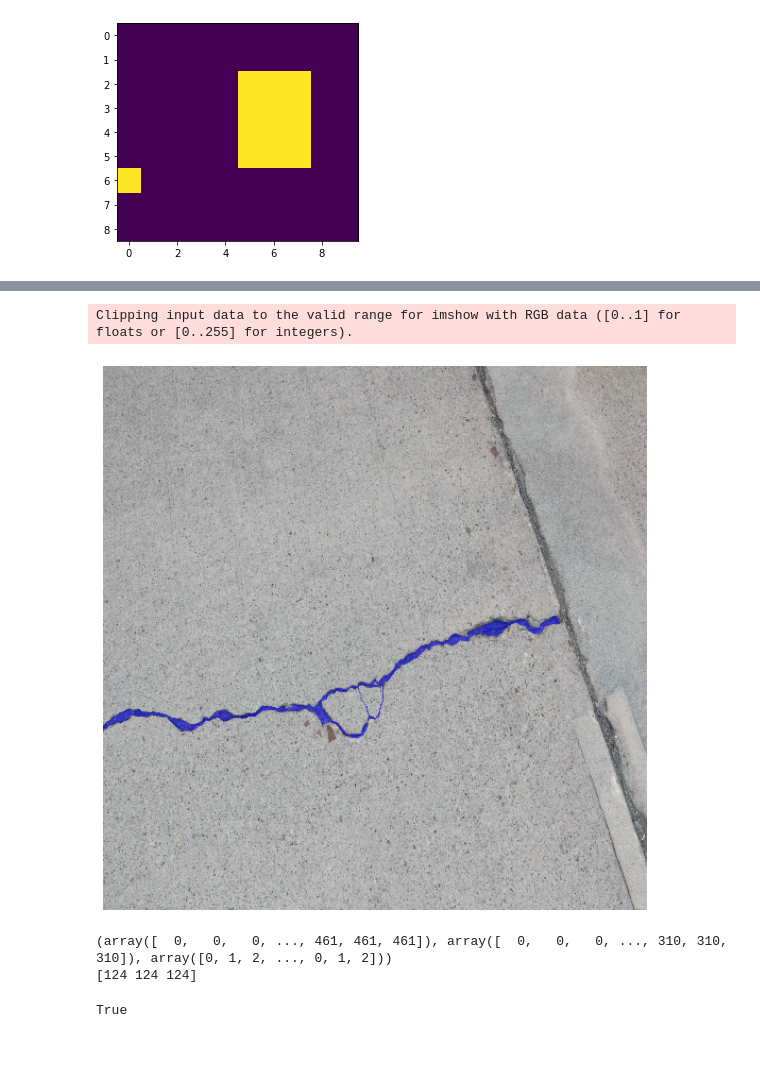
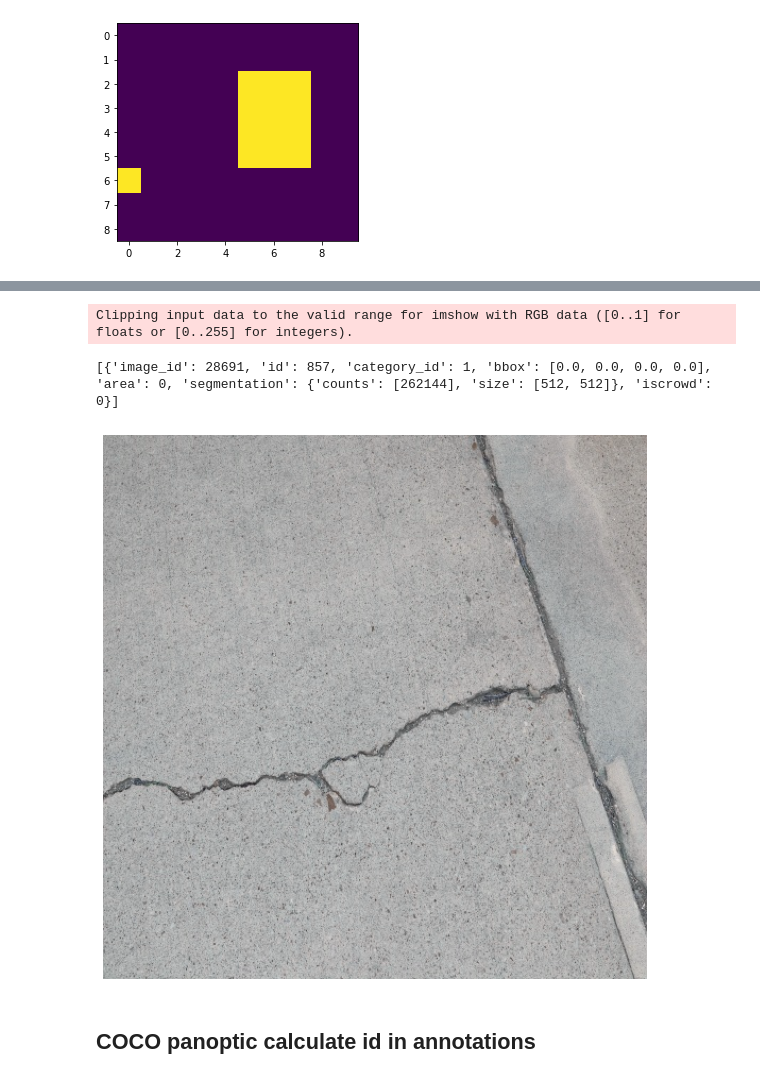
Before and after one commit to david95j2/my_utils, a Jupyter notebook: src/data/image_to_json.ipynb, the cells around one changed output, grey strips where cells are left out. Cells and saved outputs as stored; diff of their text form; code cells hidden in the pictures; blank space fills up the shorter version.

```diff
--- a/src/data/image_to_json.ipynb
+++ b/src/data/image_to_json.ipynb
@@ -314,47 +285,31 @@ img = coco.loadImgs(imgIds[np.random.randint(0,len(imgIds))])[0]
 # %%
 # load and display image
 # I = io.imread('%s/images/%s/%s'%(dataDir,dataType,img['file_name']))
 # use url to load image
-I = io.imread(root_path+"crack_plan/"+"test/"+img['file_name'])
+I = io.imread(root_path+"crack/"+"test2022/"+img['file_name'])
 I = cv2.cvtColor(I, cv2.COLOR_RGB2BGR)
 plt.figure(figsize=(10,10))
 plt.axis('off')
 plt.imshow(I)
 plt.show()
 
 # load and display instance annotations
 plt.figure(figsize=(10,10))
 plt.imshow(I); plt.axis('off')
 annIds = coco.getAnnIds(imgIds=img['id'], catIds=catIds, iscrowd=None)
+
 anns = coco.loadAnns(annIds)
+print(anns)
 # print(anns)
 coco.showAnns(anns)
 # plt.savefig('filename.png', bbox_inches='tight', pad_inches=0)
 # %% [output]
 [figure]
 Clipping input data to the valid range for imshow with RGB data ([0..1] for floats or [0..255] for integers).
+[{'image_id': 28691, 'id': 857, 'category_id': 1, 'bbox': [0.0, 0.0, 0.0, 0.0], 'area': 0, 'segmentation': {'counts': [262144], 'size': [512, 512]}, 'iscrowd': 0}]
-[figure, old version]
+[figure, new version]
-# %%
-root_path = "/home/joo/Downloads/"
-dt_type = ['test2022','val2022','train2022']
-
-for i in range(len(dt_type)):
-    target_img = list(map(lambda x : x, sorted(glob.glob(root_path+"crack/"+dt_type[i]+"/*"))))
-    target = list(map(lambda x : x, sorted(glob.glob(root_path+"crack_plan/masks/*"))))
-
-    for i in target_img:
-        img = cv2.imread(i)
-        print(np.where(255 / img > 1))
-        print(img[0][0])
-        break
-    break
-# %% [output]
-(array([  0,   0,   0, ..., 461, 461, 461]), array([  0,   0,   0, ..., 310, 310, 310]), array([0, 1, 2, ..., 0, 1, 2]))
-[124 124 124]
-# %%
-print(255 / 234 > 1)
-# %% [output]
-True
+# %% [markdown]
+## COCO panoptic calculate id in annotations
 # %%
 temp_img = cv2.imread("/home/joo/Downloads/coco/annotations/panoptic_val2017/000000000785.png")
 # print(temp_img.shape)
```
Also changed, not shown: parts of 9 cells of this notebook.
